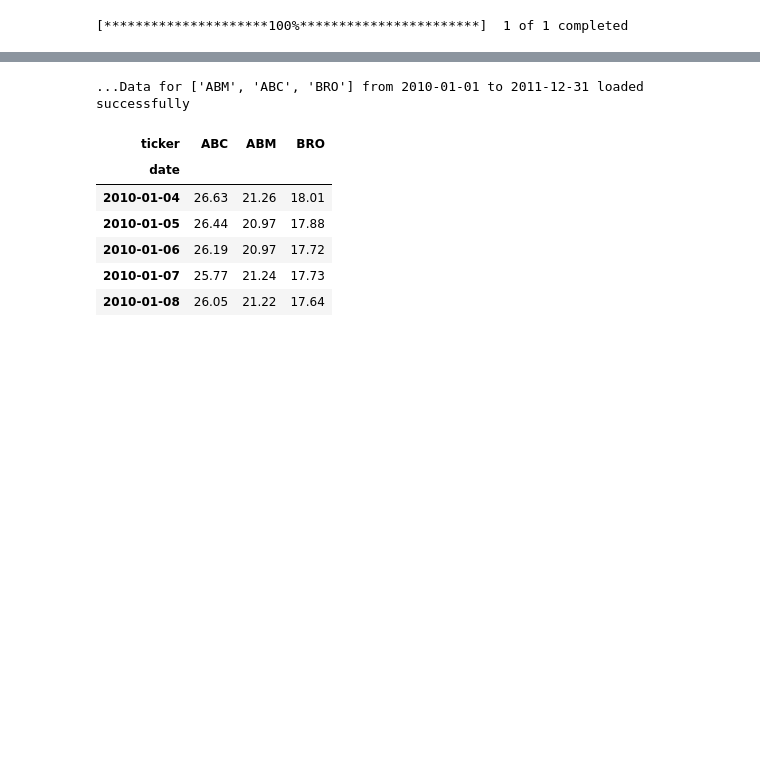
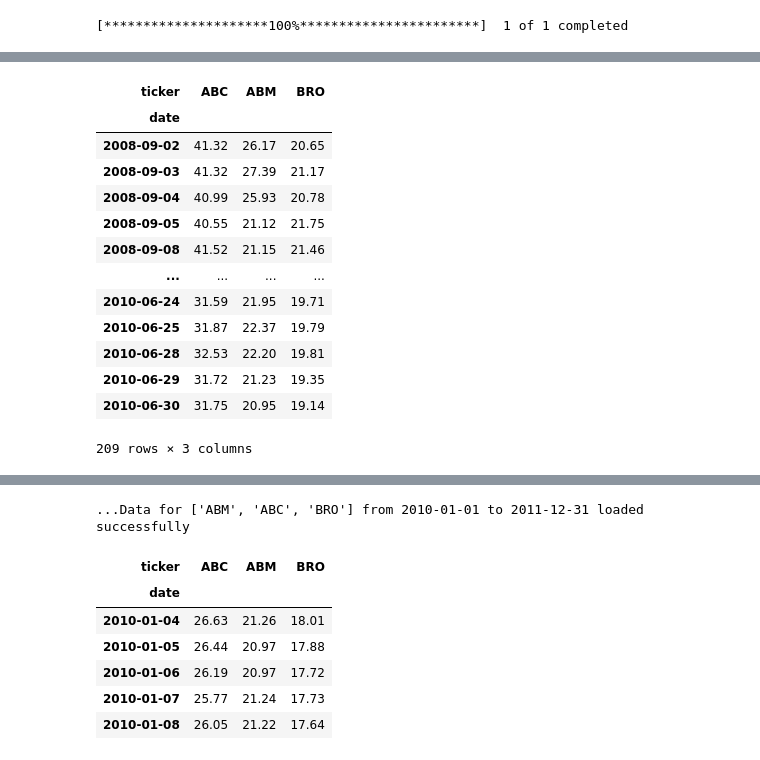
Before and after one commit to QAM-ATC/Risk, a Jupyter notebook: testRegime.ipynb, the cells around one changed output, grey strips where cells are left out. Saved outputs shown, nothing was run; the diff lists cells and outputs as text; code cells hidden in the pictures; blank space fills up the shorter version.

```diff
--- a/testRegime.ipynb
+++ b/testRegime.ipynb
@@ -58,0 +96,43 @@ plt.show()
+# %%
+LOOKBACK_MONTHS = 3
+regimeSignals = regimes_df.Regime
+# regimeSignals.index = regimeSignals.index.to_period('M')
+
+trainingData = []
+
+for signal in regimeSignals.index.tolist()[LOOKBACK_MONTHS:]:
+
+    regime = regimeSignals.loc[signal]
+    mask = regimeSignals.index[regimeSignals == regime]#[-LOOKBACK_MONTHS:]
+
+    df = pd.DataFrame()
+
+#     print("\n")
+#     print(mask)
+#     print(f"The Regime on Month {signal} was {regime} and the mask chosen for the same was:")
+#     print(mask[:LOOKBACK_MONTHS])
+
+    for month in mask.tolist():
+
+        if month > signal:
+            continue
+
+        df = pd.concat([df, data.loc[str(month)]], axis=0, join='outer')
+    trainingData.append(df)
+# %%
+trainingData
+# %% [output]
+| ticker | ABC | ABM | BRO |
+| date |  |  |  |
+| 2008-09-02 | 41.32 | 26.17 | 20.65 |
+| 2008-09-03 | 41.32 | 27.39 | 21.17 |
+| 2008-09-04 | 40.99 | 25.93 | 20.78 |
+| 2008-09-05 | 40.55 | 21.12 | 21.75 |
+| 2008-09-08 | 41.52 | 21.15 | 21.46 |
+| ... | ... | ... | ... |
+| 2010-06-24 | 31.59 | 21.95 | 19.71 |
+| 2010-06-25 | 31.87 | 22.37 | 19.79 |
+| 2010-06-28 | 32.53 | 22.20 | 19.81 |
+| 2010-06-29 | 31.72 | 21.23 | 19.35 |
+| 2010-06-30 | 31.75 | 20.95 | 19.14 |
+209 rows × 3 columns
```
Also changed, not shown: parts of 8 cells of this notebook, 7 other files.
